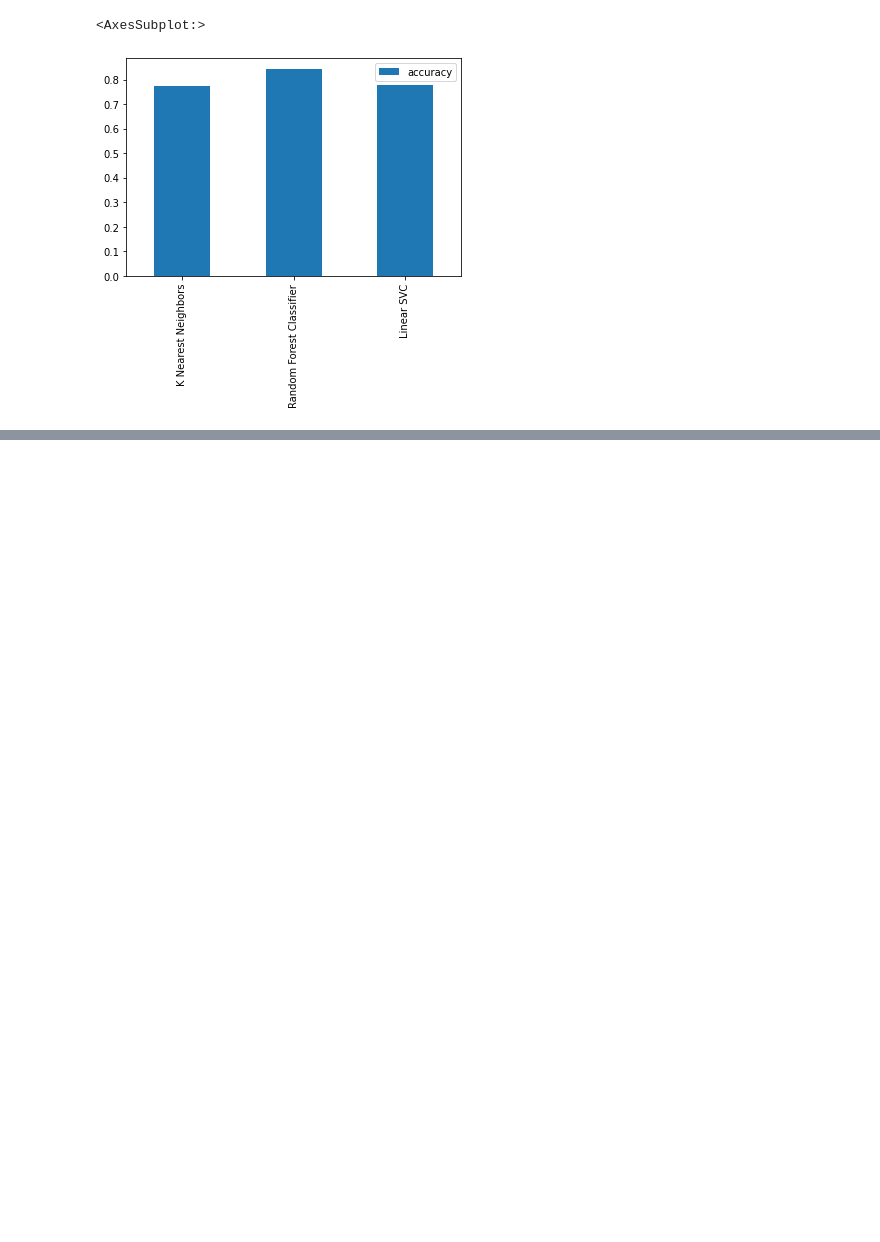
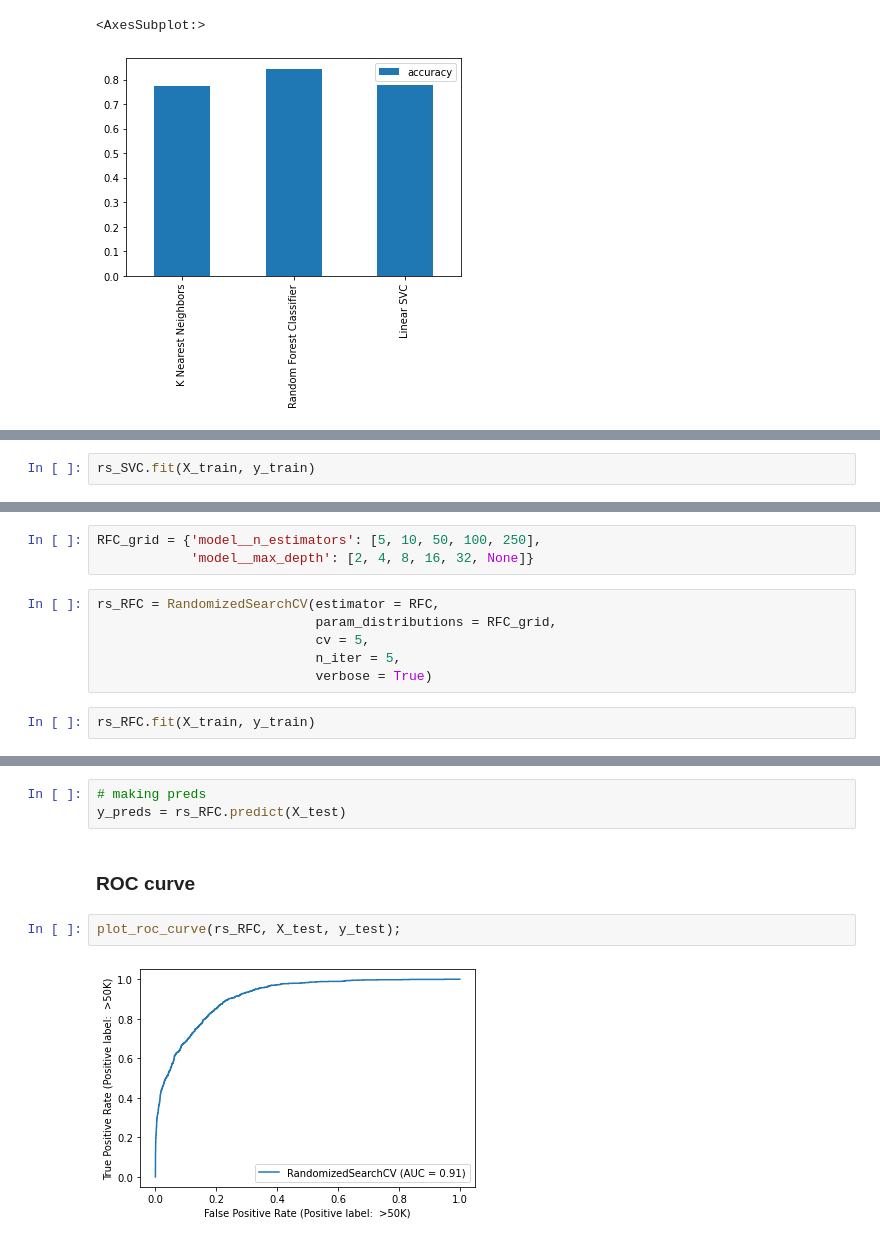
Before and after one commit to GabrieleBoccarusso/learningMachineLearning, a Jupyter notebook: salaries classification project.ipynb, the cells around one changed output, grey strips where cells are left out. Drawn from its saved outputs; the diff is of its cells as text; blank space fills up the shorter version.

```diff
--- a/salaries classification project.ipynb
+++ b/salaries classification project.ipynb
@@ -354,0 +405,2 @@ baseline_df.T.plot.bar()
+# %%
+rs_SVC.fit(X_train, y_train)
@@ -354,0 +415,11 @@ baseline_df.T.plot.bar()
+# %%
+RFC_grid = {'model__n_estimators': [5, 10, 50, 100, 250],
+            'model__max_depth': [2, 4, 8, 16, 32, None]}
+# %%
+rs_RFC = RandomizedSearchCV(estimator = RFC,
+                            param_distributions = RFC_grid,
+                            cv = 5,
+                            n_iter = 5,
+                            verbose = True)
+# %%
+rs_RFC.fit(X_train, y_train)
@@ -354,0 +470,9 @@ baseline_df.T.plot.bar()
+# %%
+# making preds
+y_preds = rs_RFC.predict(X_test)
+# %% [markdown]
+### ROC curve
+# %%
+plot_roc_curve(rs_RFC, X_test, y_test);
+# %% [output]
+[figure, added]
```
Also changed, not shown: parts of 36 cells of this notebook.
